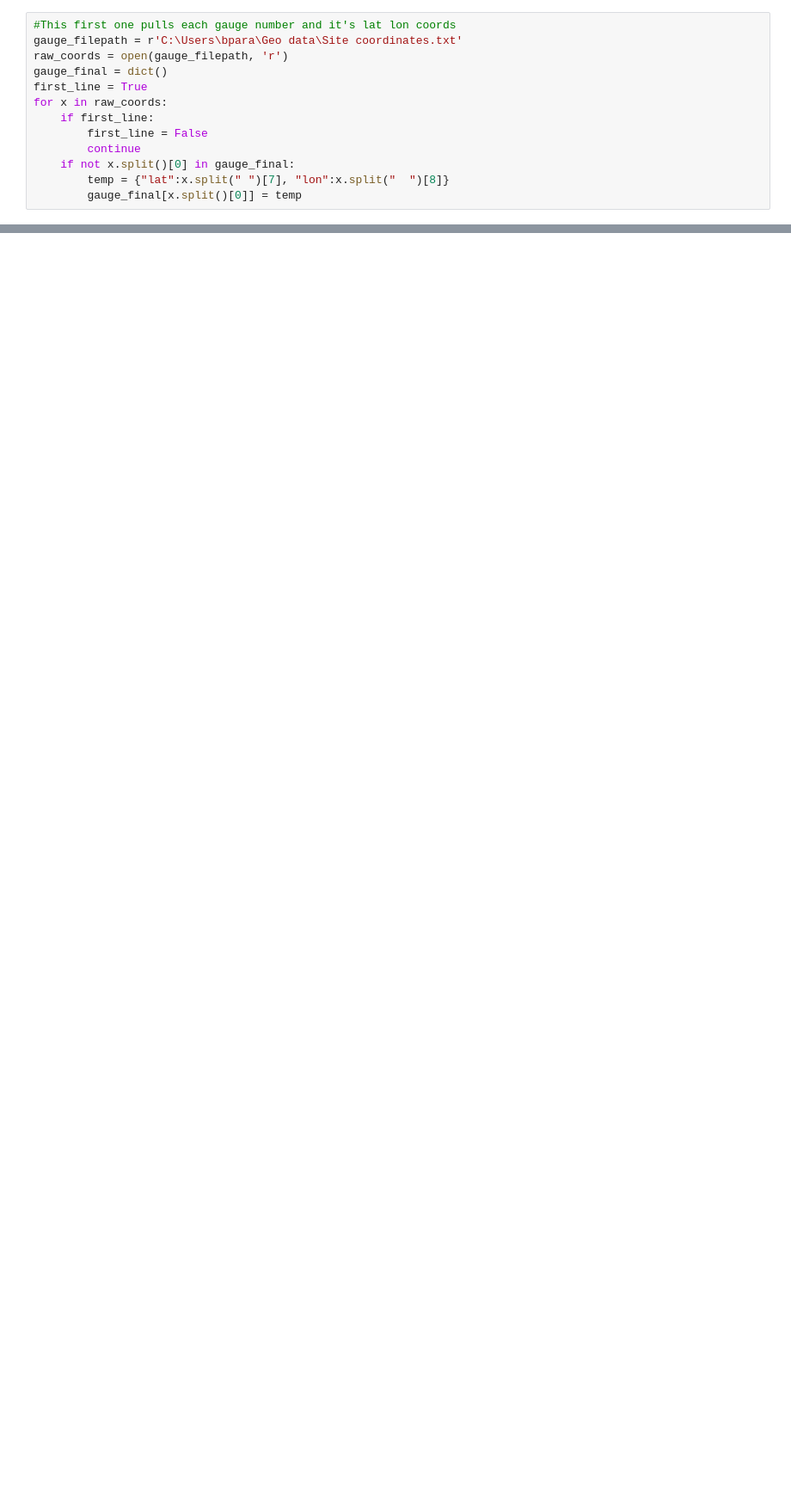
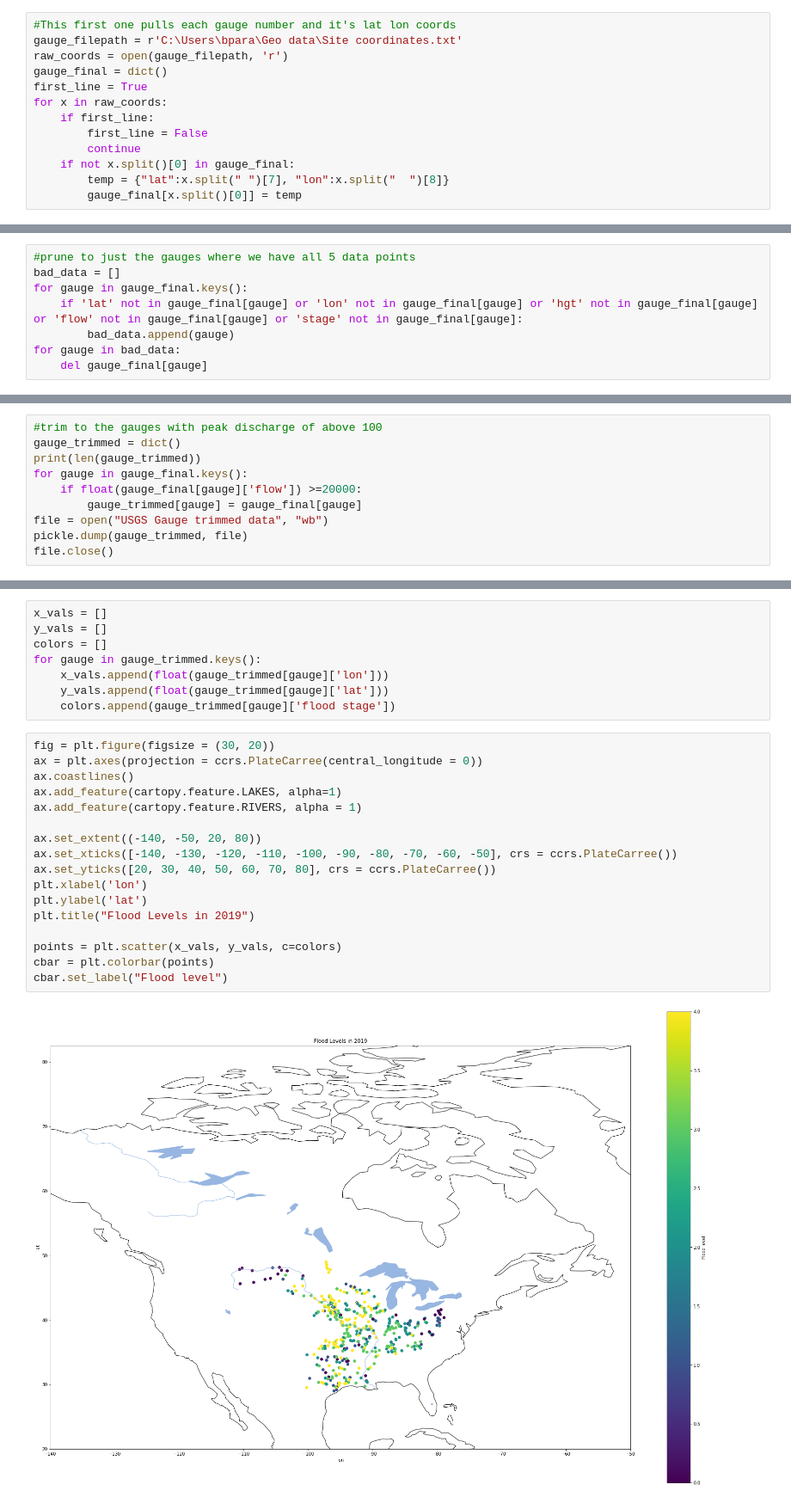
Before and after one commit to bparazin/ESS-Visualization, a Jupyter notebook: Gauge data import.ipynb, the cells around one changed output, grey strips where cells are left out. Shown at 86% size. Saved outputs shown, nothing was run; the diff lists cells and outputs as text; blank space fills up the shorter version.

Commit message:
Finished code to import & plot the USGS gauge data compared to flood levels for 2019

```diff
--- a/Gauge data import.ipynb
+++ b/Gauge data import.ipynb
@@ -50,0 +72,8 @@ Done in 0:01:49.664138
+# %%
+#prune to just the gauges where we have all 5 data points
+bad_data = []
+for gauge in gauge_final.keys():
+    if 'lat' not in gauge_final[gauge] or 'lon' not in gauge_final[gauge] or 'hgt' not in gauge_final[gauge] or 'flow' not in gauge_final[gauge] or 'stage' not in gauge_final[gauge]:
+        bad_data.append(gauge)
+for gauge in bad_data:
+    del gauge_final[gauge]
@@ -50,0 +99,10 @@ Done in 0:01:49.664138
+# %%
+#trim to the gauges with peak discharge of above 100
+gauge_trimmed = dict()
+print(len(gauge_trimmed))
+for gauge in gauge_final.keys():
+    if float(gauge_final[gauge]['flow']) >=20000:
+        gauge_trimmed[gauge] = gauge_final[gauge]
+file = open("USGS Gauge trimmed data", "wb")
+pickle.dump(gauge_trimmed, file)
+file.close()
@@ -50,0 +111,27 @@ Done in 0:01:49.664138
+# %%
+x_vals = []
+y_vals = []
+colors = []
+for gauge in gauge_trimmed.keys():
+    x_vals.append(float(gauge_trimmed[gauge]['lon']))
+    y_vals.append(float(gauge_trimmed[gauge]['lat']))
+    colors.append(gauge_trimmed[gauge]['flood stage'])
+# %%
+fig = plt.figure(figsize = (30, 20))
+ax = plt.axes(projection = ccrs.PlateCarree(central_longitude = 0))
+ax.coastlines()
+ax.add_feature(cartopy.feature.LAKES, alpha=1)
+ax.add_feature(cartopy.feature.RIVERS, alpha = 1)
+
+ax.set_extent((-140, -50, 20, 80))
+ax.set_xticks([-140, -130, -120, -110, -100, -90, -80, -70, -60, -50], crs = ccrs.PlateCarree())
+ax.set_yticks([20, 30, 40, 50, 60, 70, 80], crs = ccrs.PlateCarree())
+plt.xlabel('lon')
+plt.ylabel('lat')
+plt.title("Flood Levels in 2019")
+
+points = plt.scatter(x_vals, y_vals, c=colors)
+cbar = plt.colorbar(points)
+cbar.set_label("Flood level")
+# %% [output]
+[figure, added]
```
Also changed, not shown: parts of 7 cells of this notebook, 1 other file.
